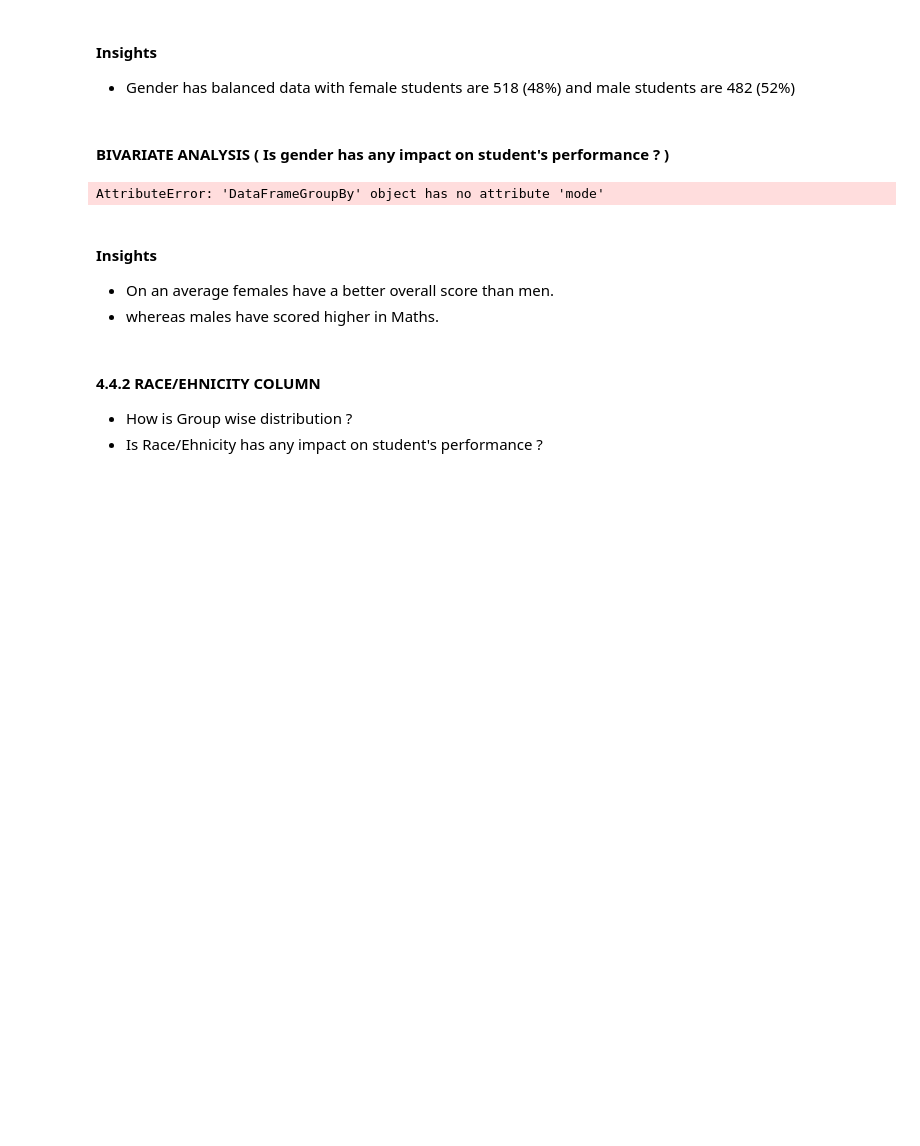
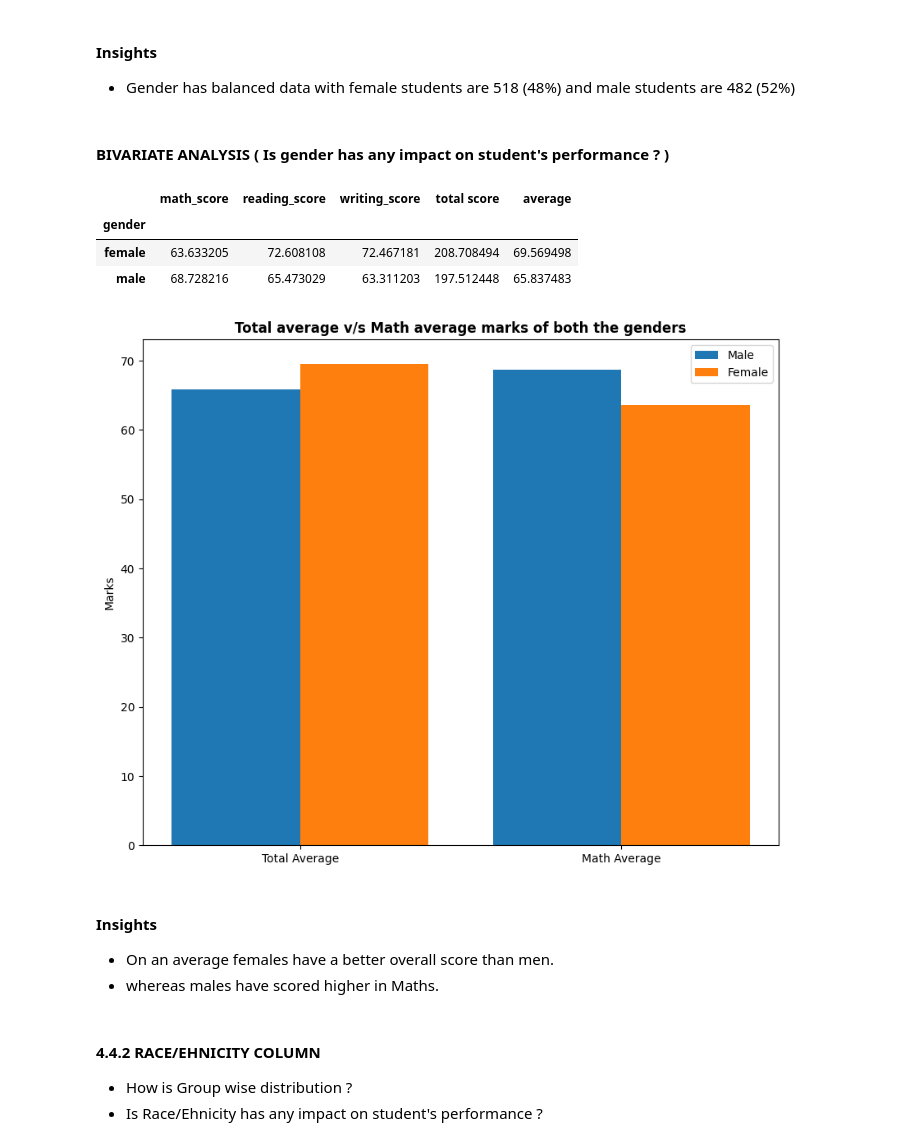
Before and after one commit to akankshadash/mlproject, a Jupyter notebook: notebook/1 . EDA STUDENT PERFORMANCE .ipynb, the cells around one changed output. Cells and saved outputs as stored; diff of their text form; code cells hidden in the pictures; blank space fills up the shorter version.

Commit message:
Data Transformation Added

```diff
--- a/notebook/1 . EDA STUDENT PERFORMANCE .ipynb
+++ b/notebook/1 . EDA STUDENT PERFORMANCE .ipynb
@@ -428,29 +428,39 @@ plt.show()
 # %% [markdown]
 #### BIVARIATE ANALYSIS ( Is gender has any impact on student's performance ? )
 # %%
-gender_group = df.groupby('gender').mode()
+# To get the mean for only numeric columns:
+gender_group = df.groupby('gender')[['math_score', 'reading_score', 'writing_score', 'total score', 'average']].mean()
 gender_group
+
+# If you want the mode for each group (fixes AttributeError):
+# gender_group_mode = df.groupby('gender').agg(lambda x: x.mode().iloc[0] if not x.mode().empty else np.nan)
+# gender_group_mode
 # %% [output]
-AttributeError: 'DataFrameGroupBy' object has no attribute 'mode'
+|  | math_score | reading_score | writing_score | total score | average |
+| gender |  |  |  |  |  |
+| female | 63.633205 | 72.608108 | 72.467181 | 208.708494 | 69.569498 |
+| male | 68.728216 | 65.473029 | 63.311203 | 197.512448 | 65.837483 |
 # %%
 plt.figure(figsize=(10, 8))
 
 X = ['Total Average','Math Average']
 
 
-female_scores = [gender_group['average'][0], gender_group['math score'][0]]
-male_scores = [gender_group['average'][1], gender_group['math score'][1]]
+female_scores = [gender_group['average'][0], gender_group['math_score'][0]]
+male_scores = [gender_group['average'][1], gender_group['math_score'][1]]
 
 X_axis = np.arange(len(X))
 
 plt.bar(X_axis - 0.2, male_scores, 0.4, label = 'Male')
 plt.bar(X_axis + 0.2, female_scores, 0.4, label = 'Female')
 
 plt.xticks(X_axis, X)
 plt.ylabel("Marks")
 plt.title("Total average v/s Math average marks of both the genders", fontweight='bold')
 plt.legend()
 plt.show()
+# %% [output]
+[figure, added]
 # %% [markdown]
 #### Insights
 - On an average females have a better overall score than men.
```
Also changed, not shown: parts of 9 cells of this notebook, 5 other files.
